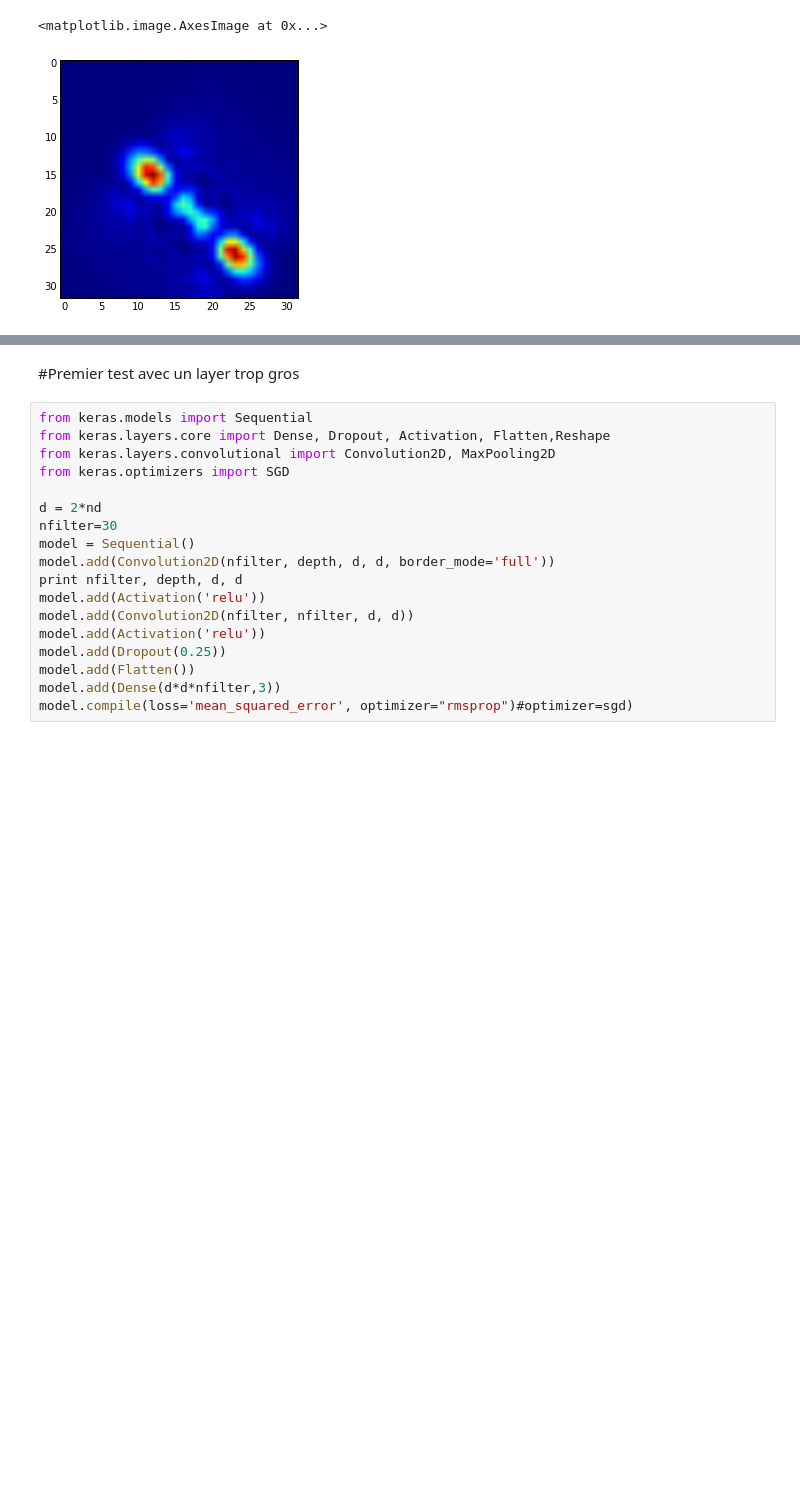
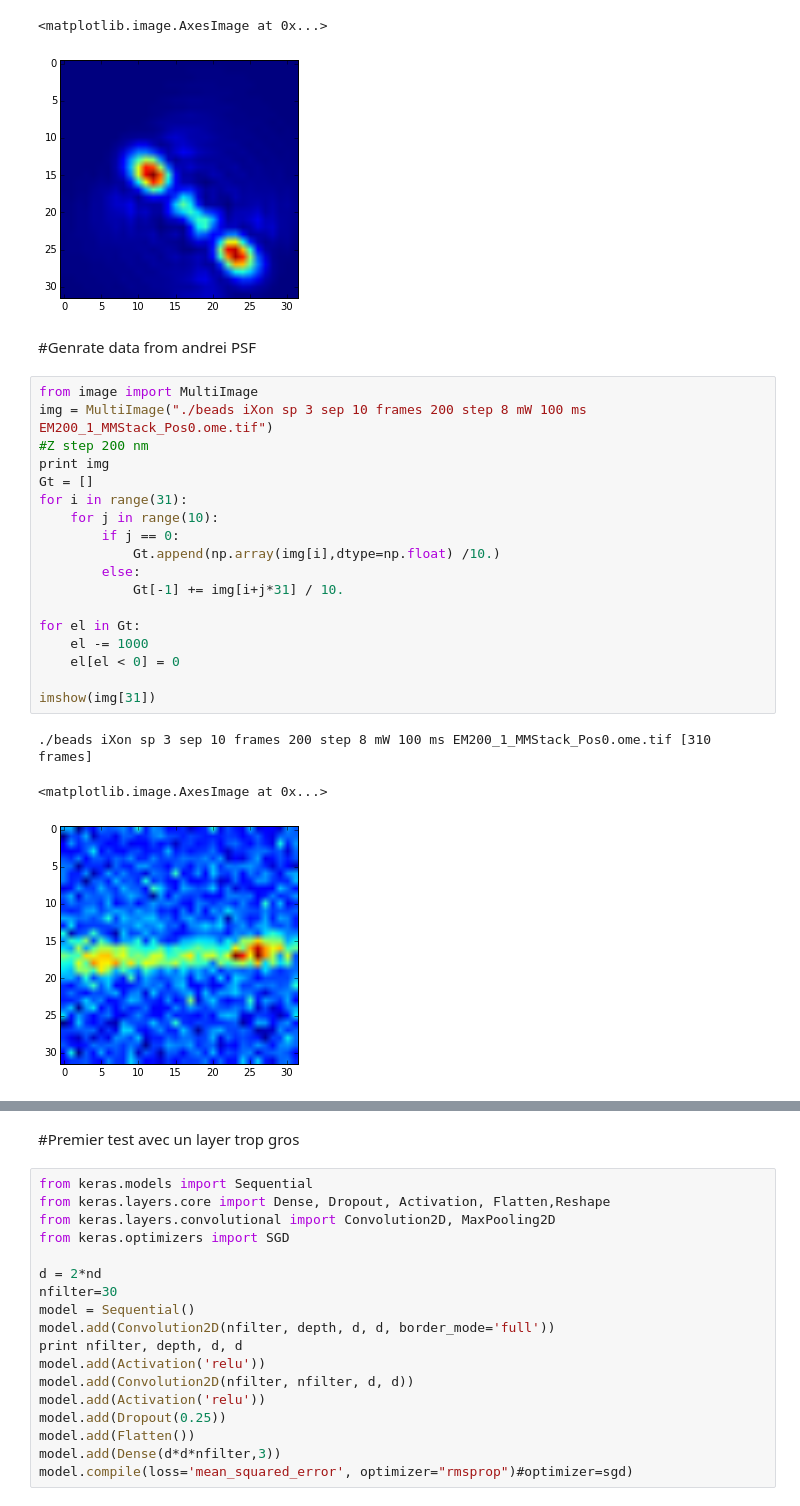
Before and after one commit to jeammimi/fit_PSF, a Jupyter notebook: Andrei fit.ipynb, the cells around one changed output, grey strips where cells are left out. Drawn from its saved outputs; the diff is of its cells as text; blank space fills up the shorter version.

```diff
--- a/Andrei fit.ipynb
+++ b/Andrei fit.ipynb
@@ -176,3 +177,27 @@ imshow(X_train[0,0])
 (8000, 1, 32, 32) (8000, 3)
 <matplotlib.image.AxesImage at 0x...>
 [figure]
+# %% [markdown]
+#Genrate data from andrei PSF
+# %%
+from image import MultiImage
+img = MultiImage("./beads iXon sp 3 sep 10 frames 200 step 8 mW 100 ms EM200_1_MMStack_Pos0.ome.tif")
+#Z step 200 nm
+print img
+Gt = []
+for i in range(31):
+    for j in range(10):
+        if j == 0:
+            Gt.append(np.array(img[i],dtype=np.float) /10.)
+        else:
+            Gt[-1] += img[i+j*31] / 10.
+
+for el in Gt:
+    el -= 1000
+    el[el < 0] = 0
+
+imshow(img[31])
+# %% [output]
+./beads iXon sp 3 sep 10 frames 200 step 8 mW 100 ms EM200_1_MMStack_Pos0.ome.tif [310 frames]
+<matplotlib.image.AxesImage at 0x...>
+[figure, added]
```
Also changed, not shown: parts of 19 cells of this notebook, 2 other files.
